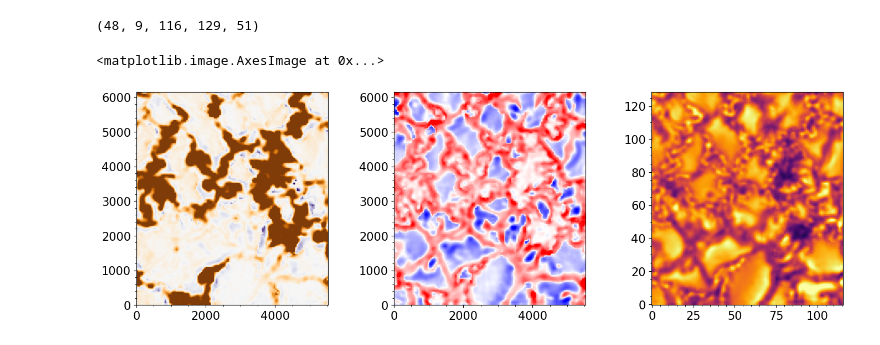
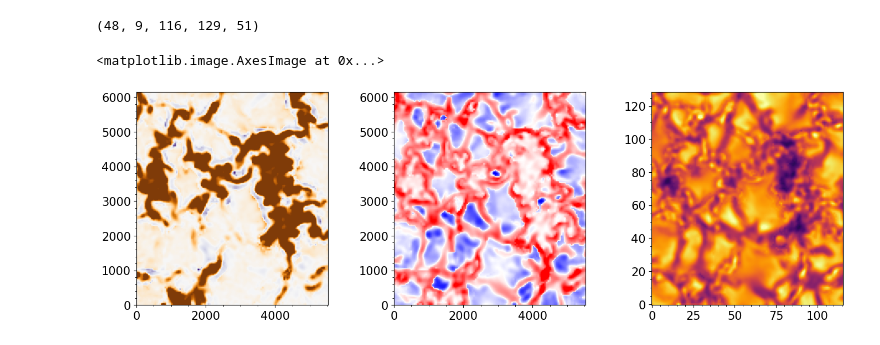
Before and after one commit to ivanzmilic/mihiinvs, a Jupyter notebook: inspect_frz_timeseries_cubes.ipynb, the cells around one changed output. Drawn from its saved outputs; the diff is of its cells as text; code cells hidden in the pictures.

```diff
--- a/inspect_frz_timeseries_cubes.ipynb
+++ b/inspect_frz_timeseries_cubes.ipynb
@@ -6,5 +13,5 @@ from astropy.io import fits
 # %%
-atmos = fits.open("test.fits")[0].data
+atmos = fits.open("/home/milic/data/scratch/test.fits")[0].data
 print (atmos.shape)
 
 # 0-8
@@ -93,24 +100,24 @@ plt.imshow(atmos[t,1,:,:,16].T, origin='lower', cmap='inferno', vmin=4000, vmax=
 <matplotlib.image.AxesImage at 0x...>
 [figure]
 # %%
-atmost = fits.open("test_tau.fits")[0].data
+atmost = fits.open("/home/milic/data/scratch/test_tau.fits")[0].data
 print (atmost.shape)
 # %% [output]
 (48, 9, 116, 129, 51)
 # %%
 atmost[:,5,:,:,:] = atmost[:,5,:,:,:] * 1E-5 + 0.65
 # %%
-t = 0
+t = 20
 plt.figure(figsize=[17,5])
 plt.subplot(131)
 plt.imshow(atmost[t,8,:,:,10].T, origin='lower', cmap='PuOr', vmin=-1000, vmax=1000, extent = [x[0],x[-1],y[0],y[-1]])
 #plt.xlim([1200, 2500])
 plt.subplot(132)
 plt.imshow(atmost[t,5,:,:,10].T, origin='lower', cmap='bwr', vmin=-5, vmax=5, extent = [x[0],x[-1],y[0],y[-1]])
 #plt.xlim([1200, 2500])
 plt.subplot(133)
 plt.imshow(atmost[t,1,:,:,10].T, origin='lower', cmap='inferno', vmin=5000, vmax=7000)
 #plt.xlim([1200, 2500])
 # %% [output]
 <matplotlib.image.AxesImage at 0x...>
-[figure, old version]
+[figure, new version]
```
Also changed, not shown: parts of 2 cells of this notebook, 2 other files.
